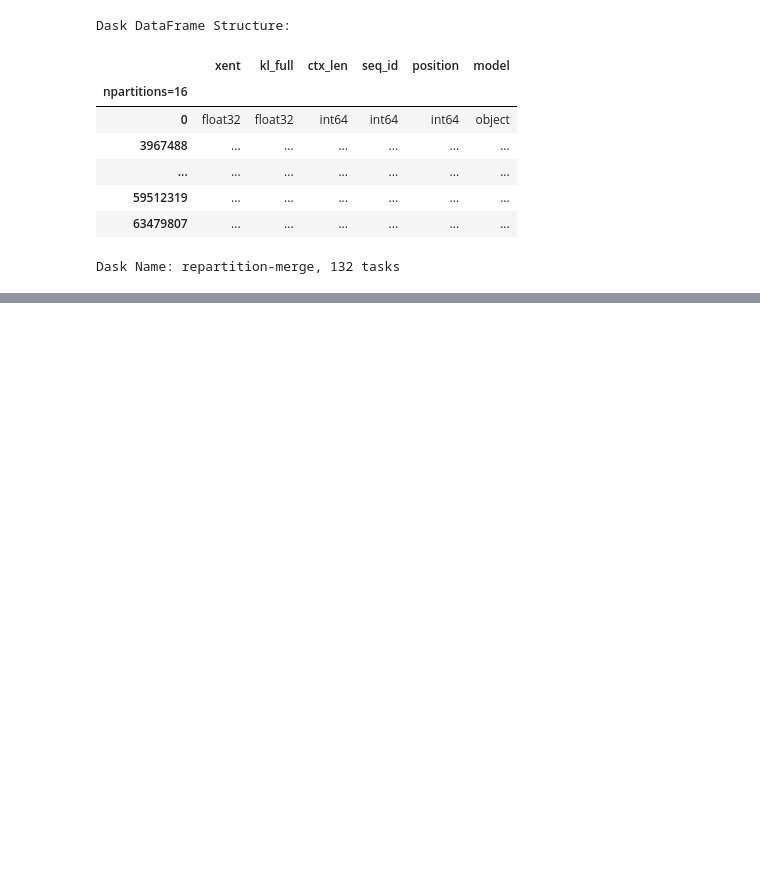
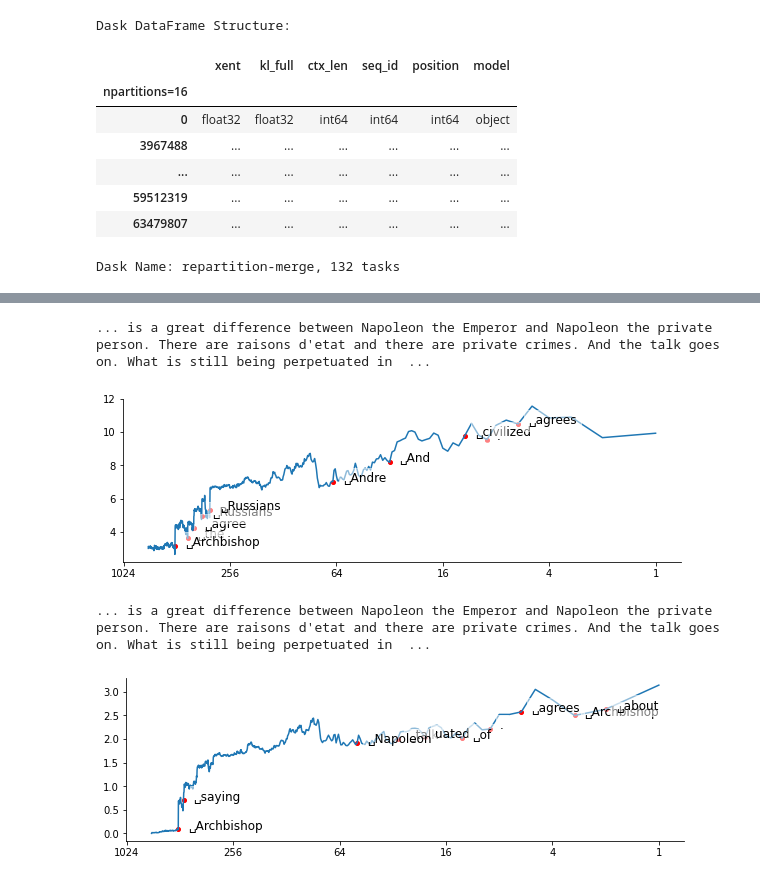
Before and after one commit to cifkao/context-probing, a Jupyter notebook: process_metrics.ipynb, the cells around one changed output, grey strips where cells are left out. Saved outputs shown, nothing was run; the diff lists cells and outputs as text; code cells hidden in the pictures; blank space fills up the shorter version.

```diff
--- a/process_metrics.ipynb
+++ b/process_metrics.ipynb
@@ -248,3 +303,14 @@ for metric, ylabel in [("xent", "cross entropy")]:
+# %%
+for metric in ["xent", "kl_full"]:
+    plt.figure(figsize=(10, 3))
+    plot_context("gpt-j-6B", 2, 742, metric)
+    plt.savefig(f"figs/{metric}_ex_Russians.pdf", bbox_inches="tight")
+    plt.show()
+# %% [output]
+... is a great difference between Napoleon the Emperor and Napoleon the private person. There are raisons d'etat and there are private crimes. And the talk goes on. What is still being perpetuated in  ...
+[figure, added]
+... is a great difference between Napoleon the Emperor and Napoleon the private person. There are raisons d'etat and there are private crimes. And the talk goes on. What is still being perpetuated in  ...
+[figure, added]
 # %%
 for model in tqdm(MODELS):
     metrics_path = Path(METRICS_PATH_FMT.format(model))
```
Also changed, not shown: parts of 13 cells of this notebook.
